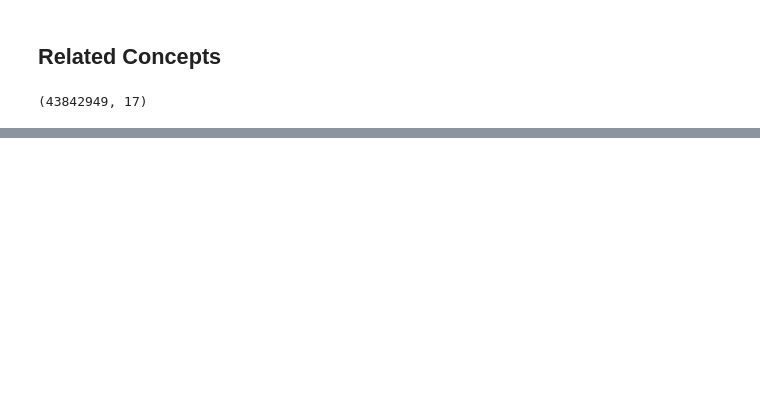
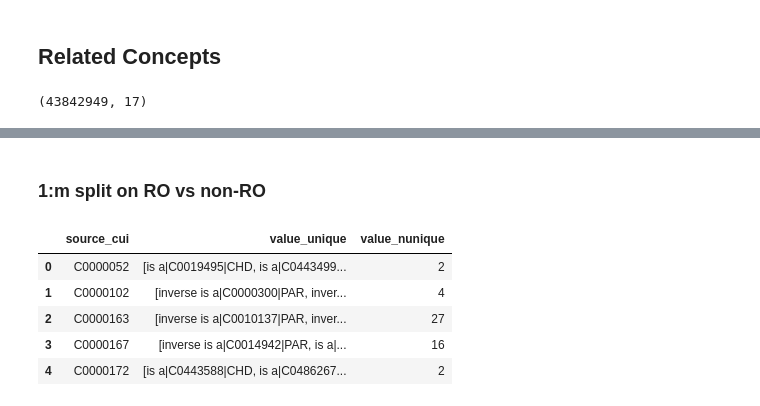
Before and after one commit to ignatius-ting/ITING_thesis23, a Jupyter notebook: exploration.ipynb, the cells around one changed output, grey strips where cells are left out. Cells and saved outputs as stored; diff of their text form; code cells hidden in the pictures; blank space fills up the shorter version.

```diff
--- a/exploration.ipynb
+++ b/exploration.ipynb
@@ -1085,0 +860,7 @@ We know MRHIER is 1:1, but what about the other relations?
+# %%
+# create dictionary
+rel_map['value'] = rel_map.apply(lambda x: x['rel'] + '|' + x['cui_2'], axis = 1)
+print(rel_map.shape)
+rel_map = rel_map.drop_duplicates(subset = ['source_cui','value'], keep = 'first')
+rel_map['value'] = rel_map.apply(lambda x: x['value'] + '|' + x['rel_type'], axis = 1)
+print(rel_map.shape)
@@ -1085,0 +898,6 @@ We know MRHIER is 1:1, but what about the other relations?
+# %%
+rel_dict = rel_map.groupby('source_cui').agg({'value':('unique','nunique')})
+rel_dict.columns = ['_'.join(x) for x in rel_dict.columns]
+rel_dict.reset_index(inplace = True)
+
+rel_dict2 = dict(zip(rel_dict['source_cui'], rel_dict['value_unique']))
@@ -1085,0 +925,2 @@ We know MRHIER is 1:1, but what about the other relations?
+# %% [markdown]
+### 1:m split on RO vs non-RO
@@ -1085,0 +931,9 @@ We know MRHIER is 1:1, but what about the other relations?
+# %%
+rel_dict.head()
+# %% [output]
+|  | source_cui | value_unique | value_nunique |
+| 0 | C0000052 | [is a|C0019495|CHD, is a|C0443499... | 2 |
+| 1 | C0000102 | [inverse is a|C0000300|PAR, inver... | 4 |
+| 2 | C0000163 | [inverse is a|C0010137|PAR, inver... | 27 |
+| 3 | C0000167 | [inverse is a|C0014942|PAR, is a|... | 16 |
+| 4 | C0000172 | [is a|C0443588|CHD, is a|C0486267... | 2 |
```
Also changed, not shown: parts of 100 cells of this notebook.
